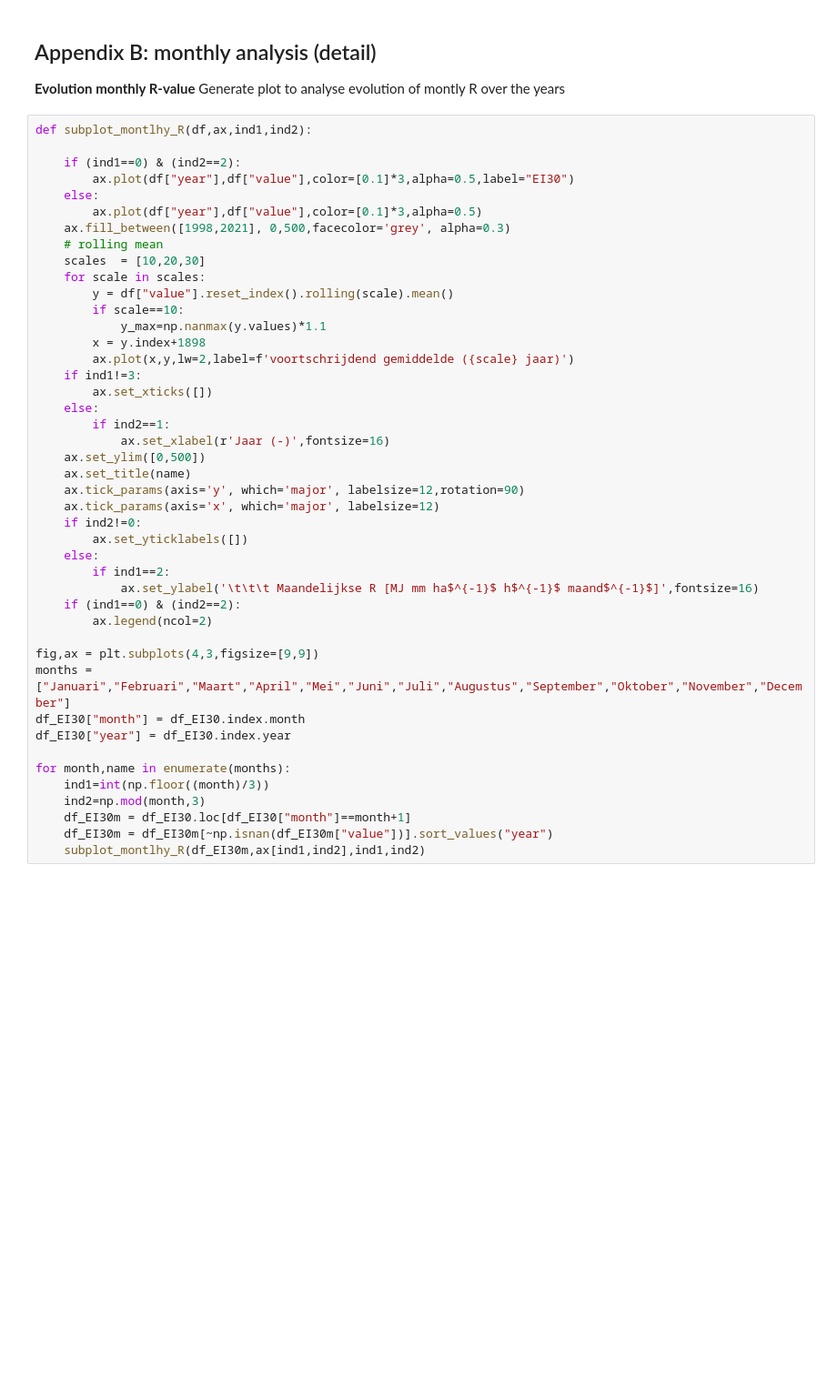
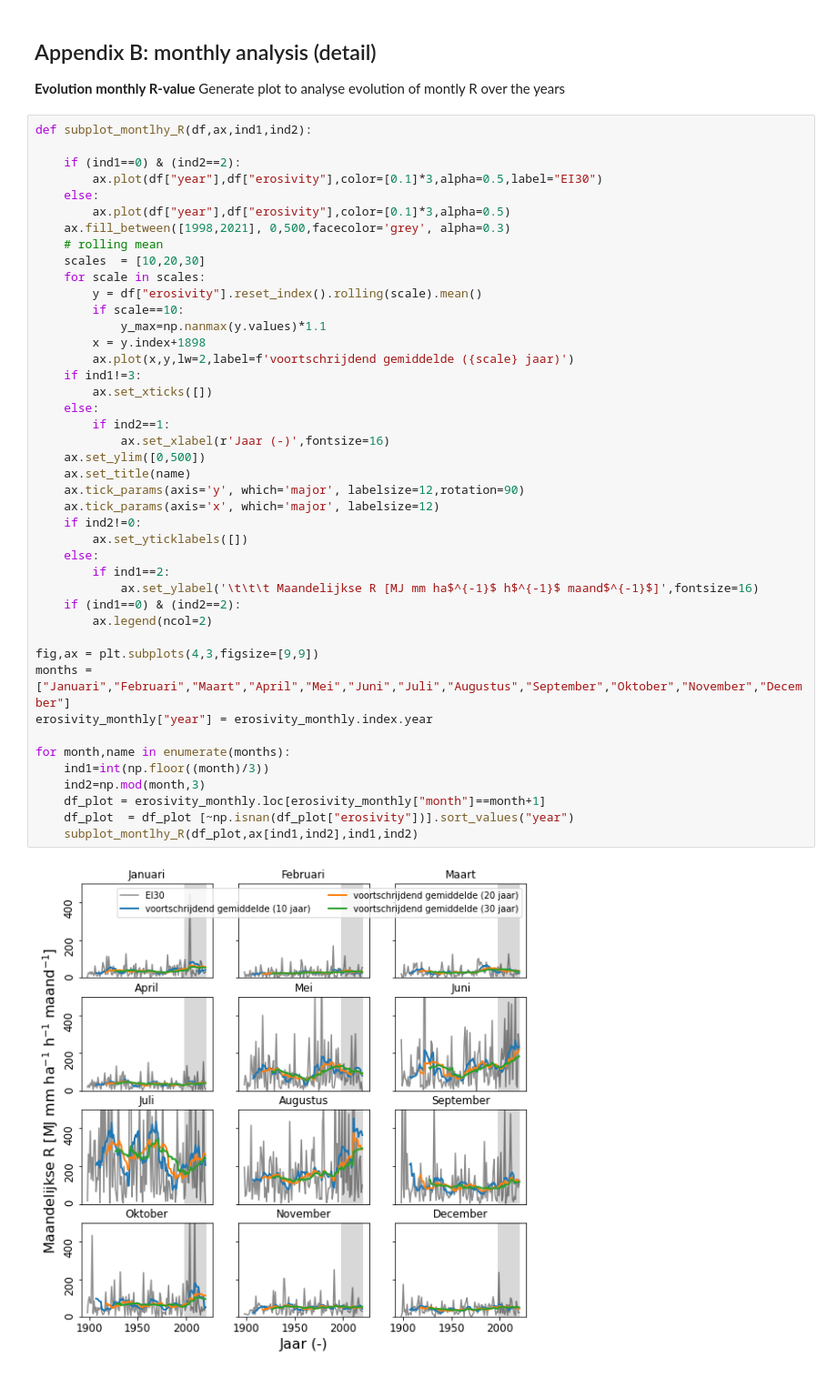
Before and after one commit to watem-sedem/rfactor, a Jupyter notebook: docs/notebooks/analysis_flanders.ipynb, the cells around one changed output. Shown at 91% size. Drawn from its saved outputs; the diff is of its cells as text; blank space fills up the shorter version.

```diff
--- a/docs/notebooks/analysis_flanders.ipynb
+++ b/docs/notebooks/analysis_flanders.ipynb
@@ -206,43 +339,44 @@ Generate plot to analyse evolution of montly R over the years
 def subplot_montlhy_R(df,ax,ind1,ind2):
 
     if (ind1==0) & (ind2==2):
-        ax.plot(df["year"],df["value"],color=[0.1]*3,alpha=0.5,label="EI30")
+        ax.plot(df["year"],df["erosivity"],color=[0.1]*3,alpha=0.5,label="EI30")
     else:
-        ax.plot(df["year"],df["value"],color=[0.1]*3,alpha=0.5)
+        ax.plot(df["year"],df["erosivity"],color=[0.1]*3,alpha=0.5)
     ax.fill_between([1998,2021], 0,500,facecolor='grey', alpha=0.3)
     # rolling mean
     scales  = [10,20,30]
     for scale in scales:
-        y = df["value"].reset_index().rolling(scale).mean()
+        y = df["erosivity"].reset_index().rolling(scale).mean()
         if scale==10:
             y_max=np.nanmax(y.values)*1.1
         x = y.index+1898
         ax.plot(x,y,lw=2,label=f'voortschrijdend gemiddelde ({scale} jaar)')
     if ind1!=3:
         ax.set_xticks([])
     else:
         if ind2==1:
             ax.set_xlabel(r'Jaar (-)',fontsize=16)
     ax.set_ylim([0,500])
     ax.set_title(name)
     ax.tick_params(axis='y', which='major', labelsize=12,rotation=90)
     ax.tick_params(axis='x', which='major', labelsize=12)
     if ind2!=0:
         ax.set_yticklabels([])
     else:
         if ind1==2:
             ax.set_ylabel('\t\t\t Maandelijkse R [MJ mm ha$^{-1}$ h$^{-1}$ maand$^{-1}$]',fontsize=16)
     if (ind1==0) & (ind2==2):
         ax.legend(ncol=2)
 
 fig,ax = plt.subplots(4,3,figsize=[9,9])
 months = ["Januari","Februari","Maart","April","Mei","Juni","Juli","Augustus","September","Oktober","November","December"]
-df_EI30["month"] = df_EI30.index.month
-df_EI30["year"] = df_EI30.index.year
+erosivity_monthly["year"] = erosivity_monthly.index.year
 
 for month,name in enumerate(months):
     ind1=int(np.floor((month)/3))
     ind2=np.mod(month,3)
-    df_EI30m = df_EI30.loc[df_EI30["month"]==month+1]
-    df_EI30m = df_EI30m[~np.isnan(df_EI30m["value"])].sort_values("year")
-    subplot_montlhy_R(df_EI30m,ax[ind1,ind2],ind1,ind2)
+    df_plot = erosivity_monthly.loc[erosivity_monthly["month"]==month+1]
+    df_plot  = df_plot [~np.isnan(df_plot["erosivity"])].sort_values("year")
+    subplot_montlhy_R(df_plot,ax[ind1,ind2],ind1,ind2)
+# %% [output]
+[figure, added]
```
Also changed, not shown: parts of 48 cells of this notebook.
